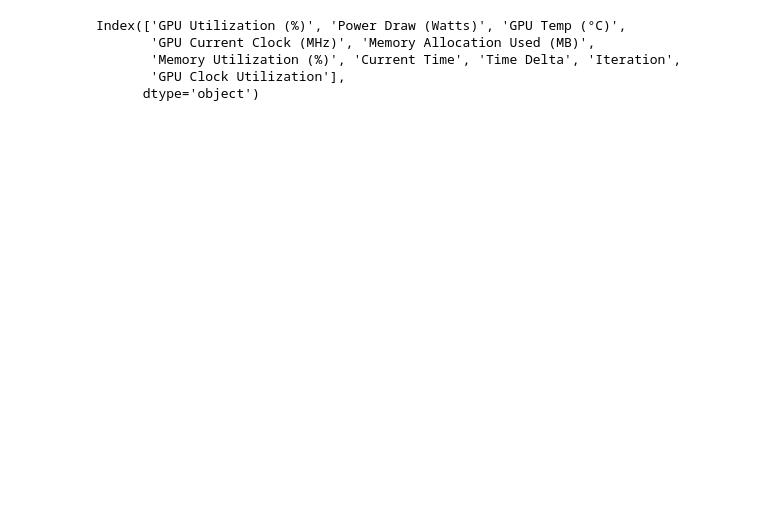
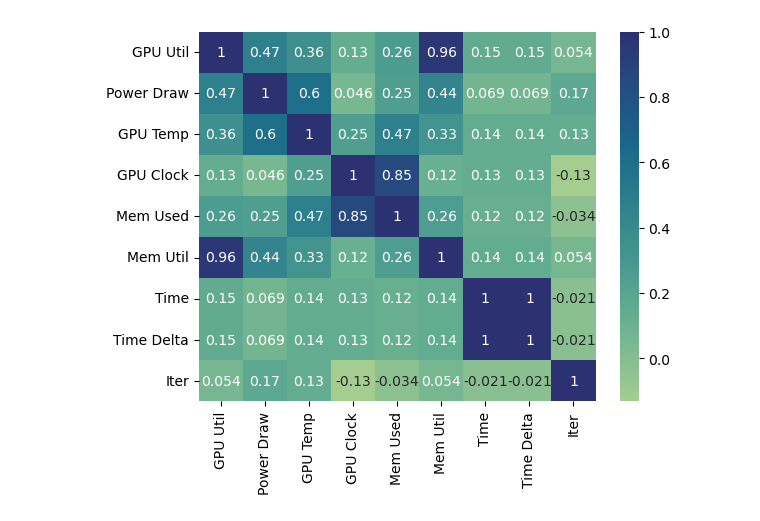
Before and after one commit to alt-rahul/5g-edge-app, a Jupyter notebook: model/features.ipynb, the cells around one changed output. Drawn from its saved outputs; the diff is of its cells as text; code cells hidden in the pictures; blank space fills up the shorter version.

Commit message:
working on data analysis easier

```diff
--- a/model/features.ipynb
+++ b/model/features.ipynb
@@ -3,6 +3,6 @@ import pandas as pd
 import numpy as np
 import seaborn as sns
 # %%
-live = pd.read_csv("../data/samples/mega/live_metrics.csv", index=False)
-verbose = pd.read_csv("../data/samples/mega/verbose_statements.csv", index=False)
-initial = pd.read_csv("../data/samples/mega/initial_statement.csv", index=False)
+live = pd.read_csv("../data/samples/mega/live_metrics.csv",)
+verbose = pd.read_csv("../data/samples/mega/verbose_statements.csv",)
+initial = pd.read_csv("../data/samples/mega/initial_statement.csv",)
@@ -11,8 +9,3 @@ TypeError: read_csv() got an unexpected keyword argument 'index'
-# %%
-live = live.drop(['Unnamed: 0',], axis=1)
-# %%
-live['Current Time'] = pd.to_datetime(live['Current Time'])
-live['Current Time'] = pd.to_numeric(live['Current Time'])
 # %%
 response_time = verbose['total_duration'].tolist()
 eval_rate = verbose['eval_rate'].tolist()
@@ -26,11 +32,3 @@ corr_matrix = live_copy.corr()
 # %%
-live = live.drop(columns=['Memory Current Clock (MHz)'])
-live_copy = live_copy.drop(columns=['Memory Current Clock (MHz)', "Memory Clock Utilization"])
+live_copy = live_copy.drop(columns=['Mem Clock'])
+corr_matrix = live_copy.iloc[:, 1:].corr()
-# %%
-live_copy.columns
-# %% [output]
-Index(['GPU Utilization (%)', 'Power Draw (Watts)', 'GPU Temp (°C)',
-       'GPU Current Clock (MHz)', 'Memory Allocation Used (MB)',
-       'Memory Utilization (%)', 'Current Time', 'Time Delta', 'Iteration',
-       'GPU Clock Utilization'],
-      dtype='object')
@@ -47,6 +35,8 @@ live_copy_of_copy = live_copy_of_copy[["GPU Util","Memory Util","GPU Temp.", 'GP
 # %%
-mask = np.triu(np.ones_like(live_copy_of_copy.corr(), dtype=bool))
-heatmap = sns.heatmap(live_copy_of_copy.corr(), cmap='crest', annot=True)
+mask = np.triu(np.ones_like(corr_matrix, dtype=bool))
+heatmap = sns.heatmap(corr_matrix, cmap='crest', annot=True)
+# %% [output]
+[figure, added]
 # %%
 # tri_up = corr_matrix.mask(mask)
 # to_drop = [col for col in tri_up.columns if any(tri_up[col] > 0.9)]
```
Also changed, not shown: parts of 4 cells of this notebook, 2 other files.
